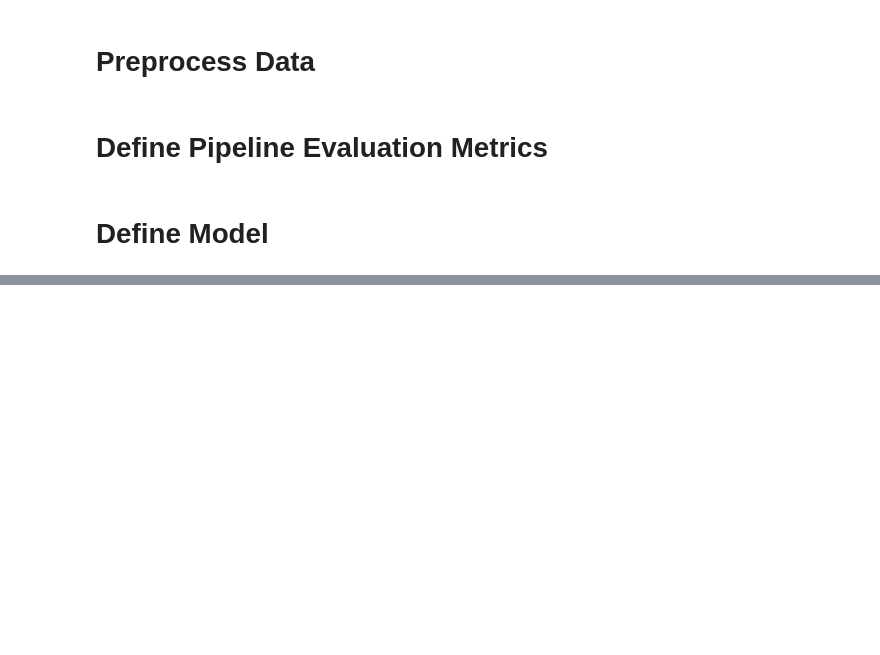
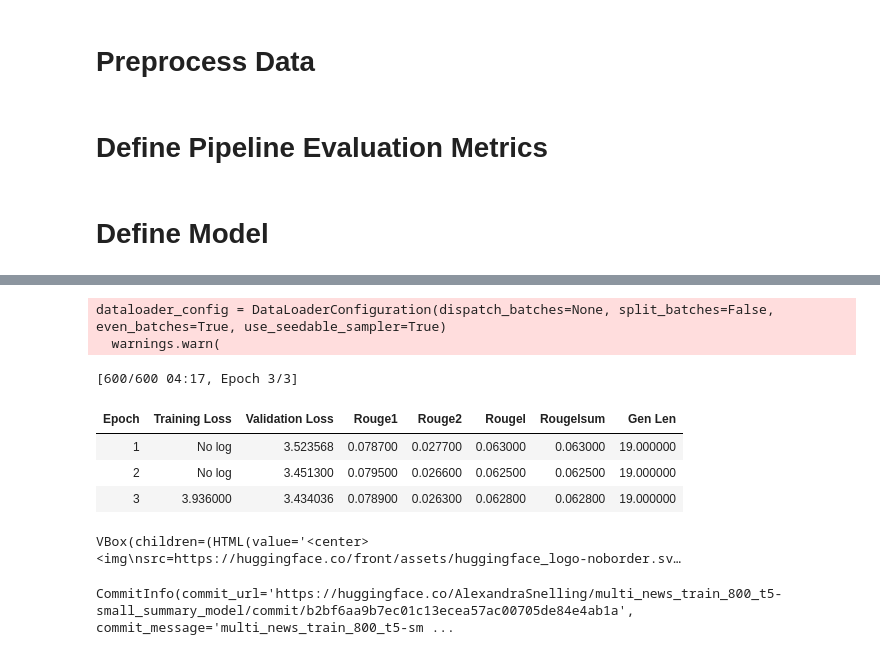
Before and after one commit to AlexandraSnelling/large_language_model_project, a Jupyter notebook: notebooks/4-optimization.ipynb, the cells around one changed output, grey strips where cells are left out. Cells and saved outputs as stored; diff of their text form; code cells hidden in the pictures; blank space fills up the shorter version.

Commit message:
model pushed to huggingface

```diff
--- a/notebooks/4-optimization.ipynb
+++ b/notebooks/4-optimization.ipynb
@@ -26,10 +55,11 @@ dataset = ds_1000.train_test_split(test_size=0.2)
 # %% [markdown]
 # **Preprocess Data**
+# %%
+from transformers import AutoTokenizer
+
+checkpoint = "google-t5/t5-small"
+tokenizer = AutoTokenizer.from_pretrained(checkpoint)
 # %%
-# from transformers import AutoTokenizer, DataCollatorForSeq2Seq
-
-checkpoint = "google/t5-small"
-tokenizer = AutoTokenizer.from_pretrained(checkpoint)
 prefix = "summarize: "
 
 def preprocess_function(examples):
@@ -46,7 +76,7 @@ def preprocess_function(examples):
 tokenized_dataset = dataset.map(preprocess_function, batched=True)
 
 # Initialize the data collator
-data_collator = DataCollatorForSeq2Seq(tokenizer=tokenizer, model=checkpoint, return_tensors="tf")
+data_collator = DataCollatorForSeq2Seq(tokenizer=tokenizer, model=checkpoint)
 # %%
 # checkpoint = "google-t5/t5-small" # We need an encoder-decoder model since we're going text-text
 # tokenizer = AutoTokenizer.from_pretrained(checkpoint) # Use the right tokenizer
@@ -90,7 +160,7 @@ model = AutoModelForSeq2SeqLM.from_pretrained(checkpoint)
 # Define training args:
 
 training_args = Seq2SeqTrainingArguments(
-    output_dir="dataset_model",
+    output_dir="multi_news_train_800_t5-small_summary_model",
     evaluation_strategy="epoch",
     learning_rate=2e-5,
     per_device_train_batch_size=4,
@@ -112,3 +182,24 @@ trainer = Seq2SeqTrainer(
     data_collator=data_collator,
     compute_metrics=compute_metrics,
 )
+# %% [output]
+dataloader_config = DataLoaderConfiguration(dispatch_batches=None, split_batches=False, even_batches=True, use_seedable_sampler=True)
+  warnings.warn(
+# %%
+trainer.train()
+trainer.save_model('multi_news_train_800_t5-small_summary_model')
+# %% [output]
+[600/600 04:17, Epoch 3/3]
+| Epoch | Training Loss | Validation Loss | Rouge1 | Rouge2 | Rougel | Rougelsum | Gen Len |
+| 1 | No log | 3.523568 | 0.078700 | 0.027700 | 0.063000 | 0.063000 | 19.000000 |
+| 2 | No log | 3.451300 | 0.079500 | 0.026600 | 0.062500 | 0.062500 | 19.000000 |
+| 3 | 3.936000 | 3.434036 | 0.078900 | 0.026300 | 0.062800 | 0.062800 | 19.000000 |
+# %%
+from huggingface_hub import notebook_login
+notebook_login()
+# %% [output]
+VBox(children=(HTML(value='<center> <img\nsrc=https://huggingface.co/front/assets/huggingface_logo-noborder.sv…
+# %%
+trainer.push_to_hub('multi_news_train_800_t5-small_summary_model')
+# %% [output]
+CommitInfo(commit_url='https://huggingface.co/AlexandraSnelling/multi_news_train_800_t5-small_summary_model/commit/b2bf6aa9b7ec01c13ecea57ac00705de84e4ab1a', commit_message='multi_news_train_800_t5-sm ...
```
Also changed, not shown: parts of 9 cells of this notebook.
